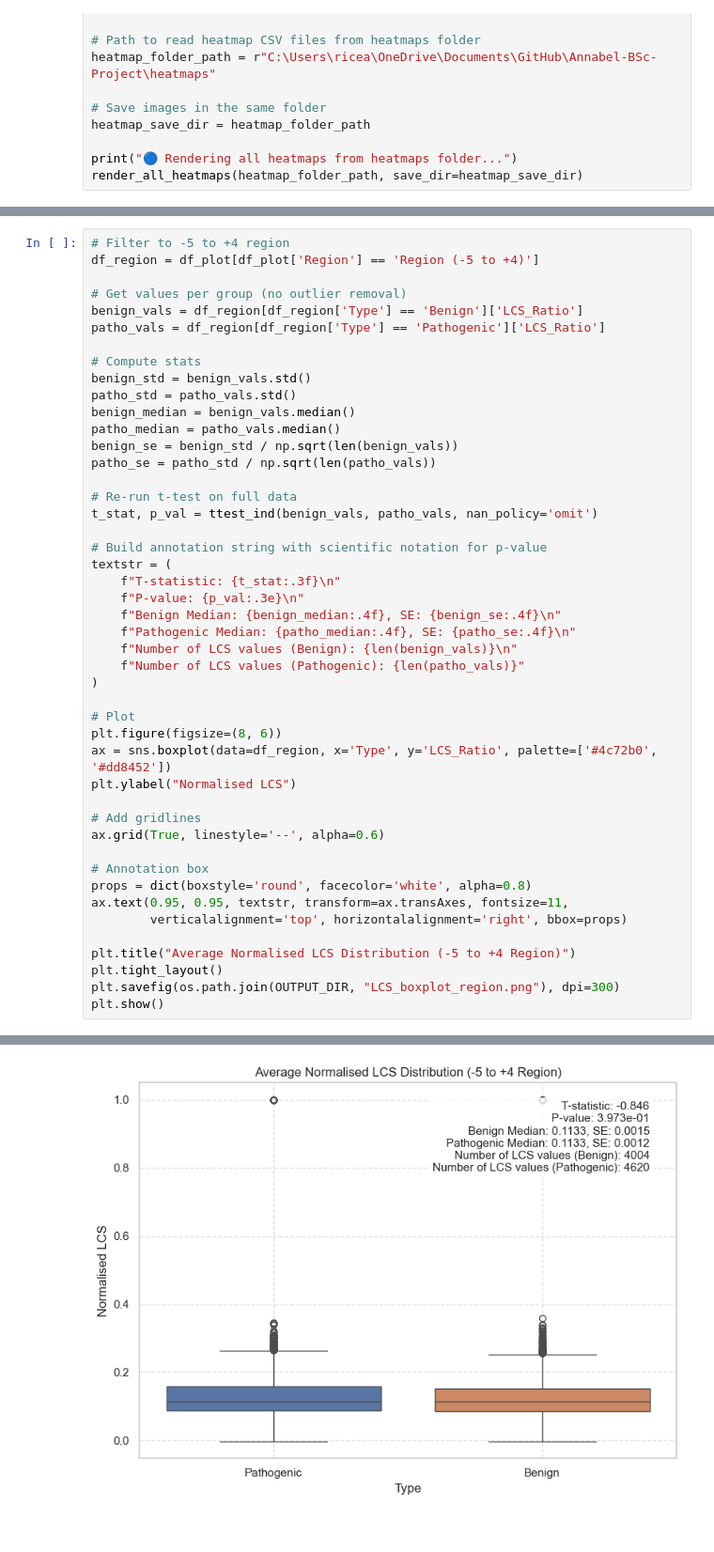
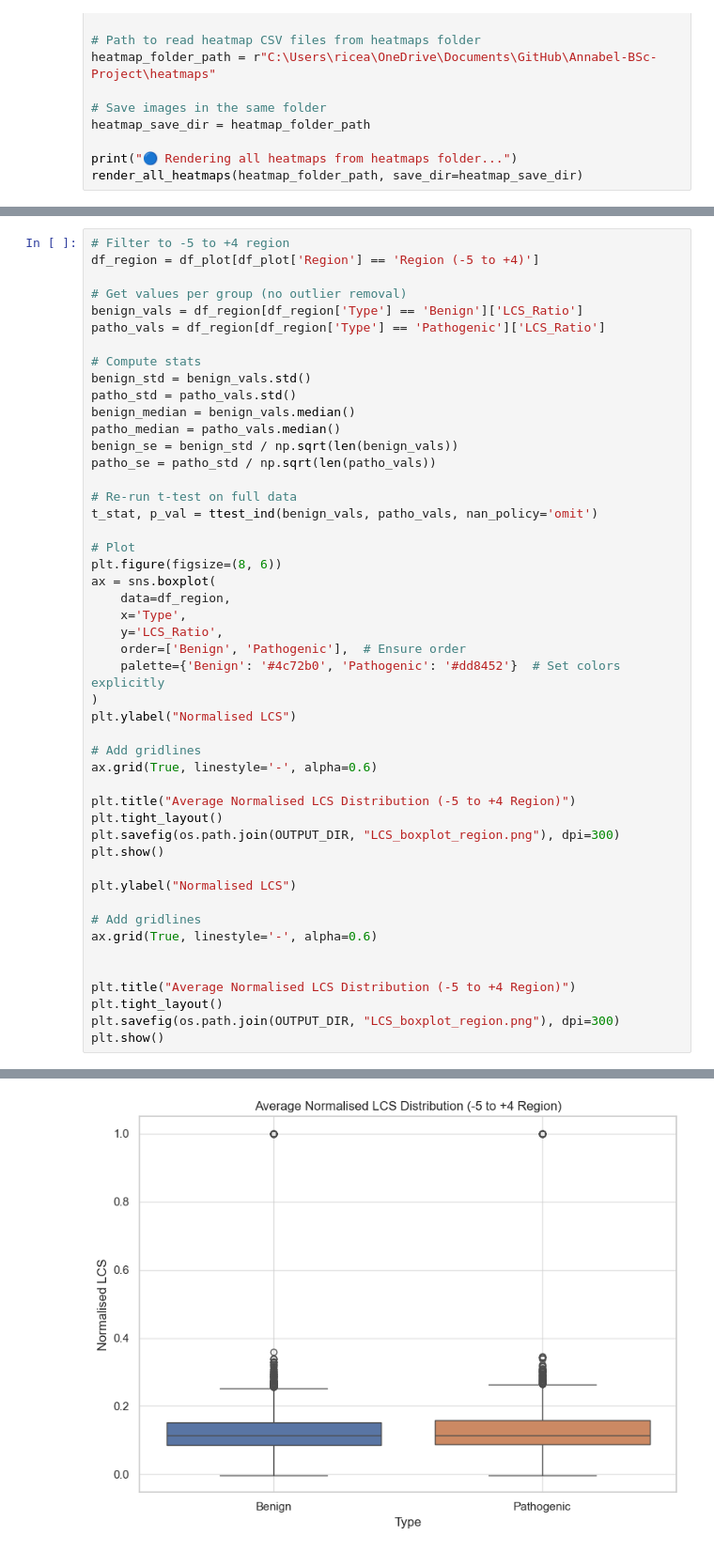
Before and after one commit to annabelrice30/Annabel-BSc-Project, a Jupyter notebook: Heatmaps/Heatmap Code.ipynb, the cells around one changed output, grey strips where cells are left out. Shown: that part at 94% size. Cells and saved outputs as stored; diff of their text form.

```diff
--- a/Heatmaps/Heatmap Code.ipynb
+++ b/Heatmaps/Heatmap Code.ipynb
@@ -226,33 +226,35 @@ patho_se = patho_std / np.sqrt(len(patho_vals))
 # Re-run t-test on full data
 t_stat, p_val = ttest_ind(benign_vals, patho_vals, nan_policy='omit')
 
-# Build annotation string with scientific notation for p-value
-textstr = (
-    f"T-statistic: {t_stat:.3f}\n"
-    f"P-value: {p_val:.3e}\n"
-    f"Benign Median: {benign_median:.4f}, SE: {benign_se:.4f}\n"
-    f"Pathogenic Median: {patho_median:.4f}, SE: {patho_se:.4f}\n"
-    f"Number of LCS values (Benign): {len(benign_vals)}\n"
-    f"Number of LCS values (Pathogenic): {len(patho_vals)}"
-)
-
 # Plot
 plt.figure(figsize=(8, 6))
-ax = sns.boxplot(data=df_region, x='Type', y='LCS_Ratio', palette=['#4c72b0', '#dd8452'])
+ax = sns.boxplot(
+    data=df_region,
+    x='Type',
+    y='LCS_Ratio',
+    order=['Benign', 'Pathogenic'],  # Ensure order
+    palette={'Benign': '#4c72b0', 'Pathogenic': '#dd8452'}  # Set colors explicitly
+)
 plt.ylabel("Normalised LCS")
 
 # Add gridlines
-ax.grid(True, linestyle='--', alpha=0.6)
-
-# Annotation box
-props = dict(boxstyle='round', facecolor='white', alpha=0.8)
-ax.text(0.95, 0.95, textstr, transform=ax.transAxes, fontsize=11,
-        verticalalignment='top', horizontalalignment='right', bbox=props)
+ax.grid(True, linestyle='-', alpha=0.6)
 
 plt.title("Average Normalised LCS Distribution (-5 to +4 Region)")
 plt.tight_layout()
 plt.savefig(os.path.join(OUTPUT_DIR, "LCS_boxplot_region.png"), dpi=300)
 plt.show()
+
+plt.ylabel("Normalised LCS")
+
+# Add gridlines
+ax.grid(True, linestyle='-', alpha=0.6)
+
+
+plt.title("Average Normalised LCS Distribution (-5 to +4 Region)")
+plt.tight_layout()
+plt.savefig(os.path.join(OUTPUT_DIR, "LCS_boxplot_region.png"), dpi=300)
+plt.show()
 # %% [output]
 Passing `palette` without assigning `hue` is deprecated and will be removed in v0.14.0. Assign the `x` variable to `hue` and set `legend=False` for the same effect.
 
@@ -260 +262 @@ Passing `palette` without assigning `hue` is deprecated and will be removed in v
-[figure, old version]
+[figure, new version]
```
Also changed, not shown: parts of 6 cells of this notebook, 2 other files.
